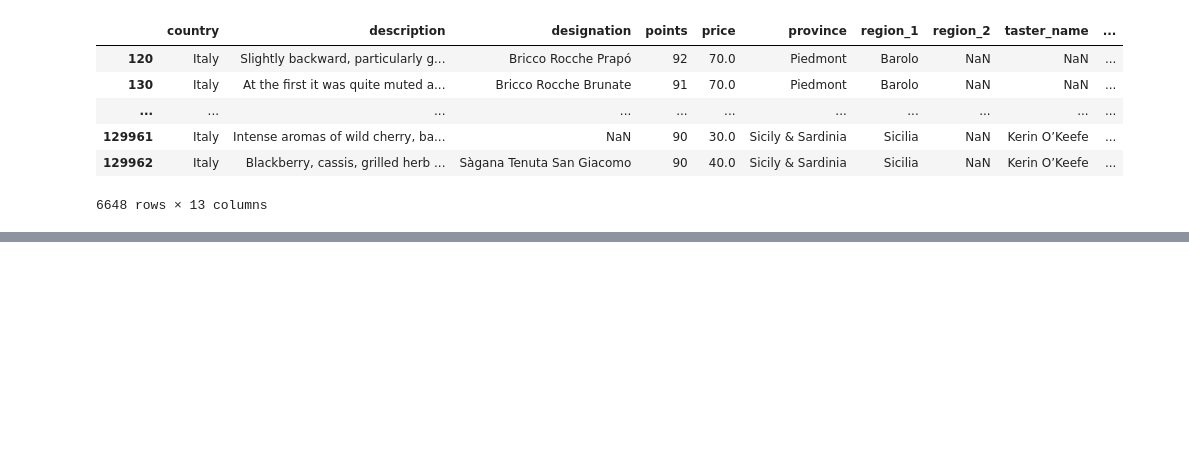
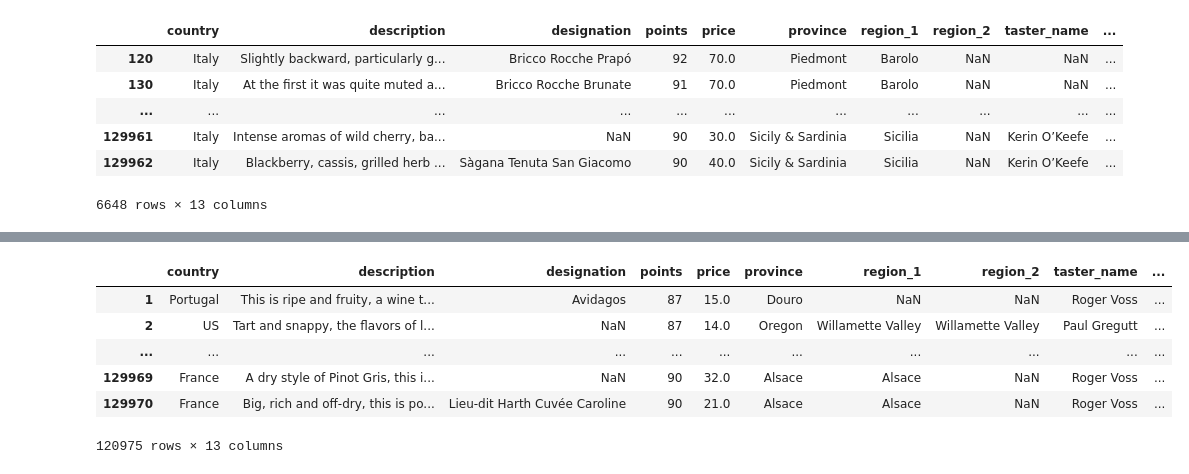
Before and after one commit to GTD2401-ACD-GA-AD25/03-pandas-ricardo-qm, a Jupyter notebook: 02. IndSelAss.ipynb, the cells around one changed output, grey strips where cells are left out. Drawn from its saved outputs; the diff is of its cells as text; code cells hidden in the pictures; blank space fills up the shorter version.

```diff
--- a/02. IndSelAss.ipynb
+++ b/02. IndSelAss.ipynb
@@ -227,0 +280,10 @@ reviews.loc[(reviews.country == 'Italy') & (reviews.points >= 90)]
+# %%
+reviews.loc[reviews.price.notnull()]
+# %% [output]
+|  | country | description | designation | points | price | province | region_1 | region_2 | taster_name | ... |
+| 1 | Portugal | This is ripe and fruity, a wine t... | Avidagos | 87 | 15.0 | Douro | NaN | NaN | Roger Voss | ... |
+| 2 | US | Tart and snappy, the flavors of l... | NaN | 87 | 14.0 | Oregon | Willamette Valley | Willamette Valley | Paul Gregutt | ... |
+| ... | ... | ... | ... | ... | ... | ... | ... | ... | ... | ... |
+| 129969 | France | A dry style of Pinot Gris, this i... | NaN | 90 | 32.0 | Alsace | Alsace | NaN | Roger Voss | ... |
+| 129970 | France | Big, rich and off-dry, this is po... | Lieu-dit Harth Cuvée Caroline | 90 | 21.0 | Alsace | Alsace | NaN | Roger Voss | ... |
+120975 rows × 13 columns
```
Also changed, not shown: parts of 13 cells of this notebook.
